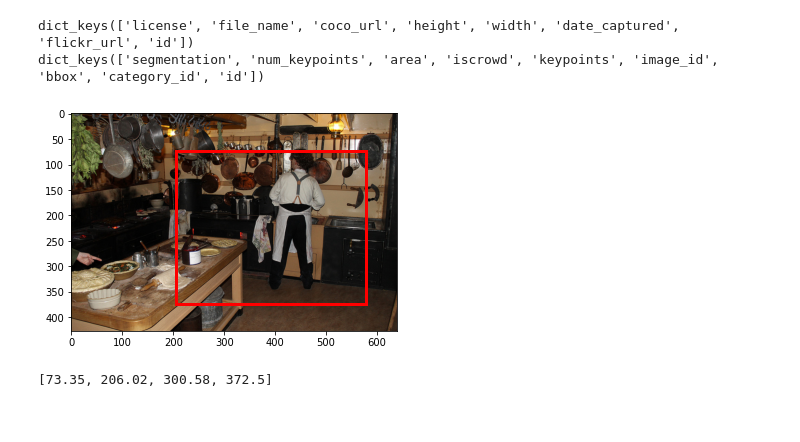
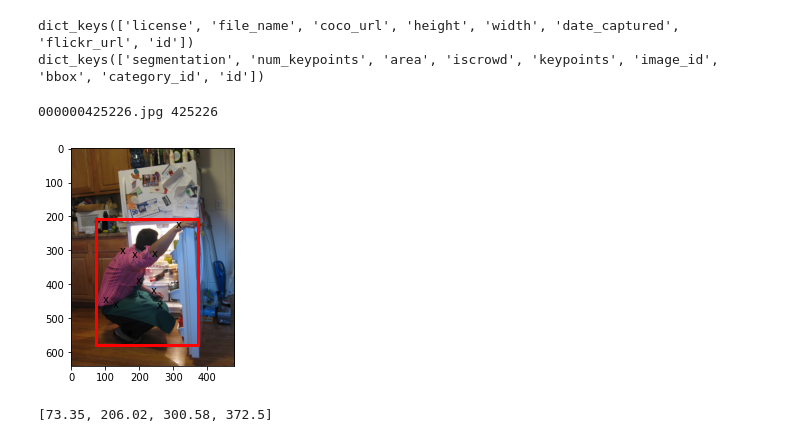
Before and after one commit to TheBlackRus/liveproject_HumanPoseEstimation, a Jupyter notebook: liveproject_humanpose_01.ipynb, the cells around one changed output. Drawn from its saved outputs; the diff is of its cells as text; code cells hidden in the pictures.

```diff
--- a/liveproject_humanpose_01.ipynb
+++ b/liveproject_humanpose_01.ipynb
@@ -103,20 +101,36 @@ img_file = img_info["file_name"]
+# %%
+img_file = str(img_annot["image_id"])
+img_file = img_file.zfill(12) +".jpg" #img_info["file_name"]
+print(img_file, img_annot["image_id"])
+# %% [output]
+000000425226.jpg 425226
 # %%
 %matplotlib inline
 #from matplotlib.pyplot import imshow
 from matplotlib import image
 import matplotlib.pyplot as plt
 import matplotlib.patches as patches
 img = image.imread("val2017//"+img_file)
 fig,ax = plt.subplots(1)
 ax.imshow(img)
 
 start_x,start_y, w,h = img_annot["bbox"]
 
-r = patches.Rectangle((start_y,start_x),h,w,linewidth=3,edgecolor='r',facecolor='none')
+r = patches.Rectangle((start_x,start_y),w,h,linewidth=3,edgecolor='r',facecolor='None')
 ax.add_patch(r)
+
+
+keypoints = img_annot["keypoints"]
+for i in range(len(keypoints)//3):
+  x = keypoints[i*3]
+  y = keypoints[i*3+1]
+  v = keypoints[i*3+2]
+  if v:
+    ax.text(x, y, "x")
+
 plt.show()
 # %% [output]
-[figure, old version]
+[figure, new version]
 # %%
 img_annot["bbox"]
 # %% [output]
```
Also changed, not shown: parts of 1 cell of this notebook.
